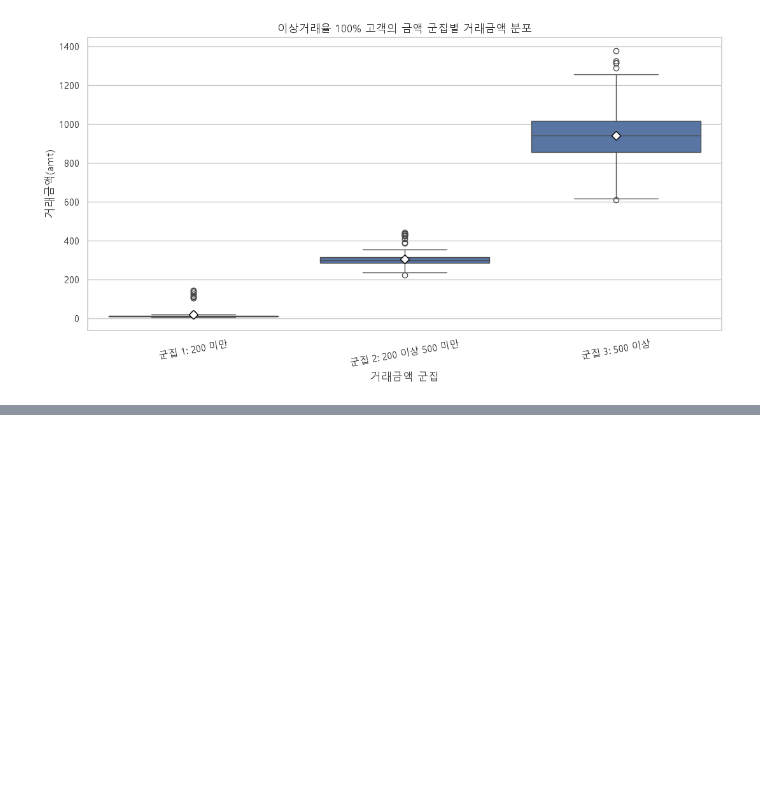
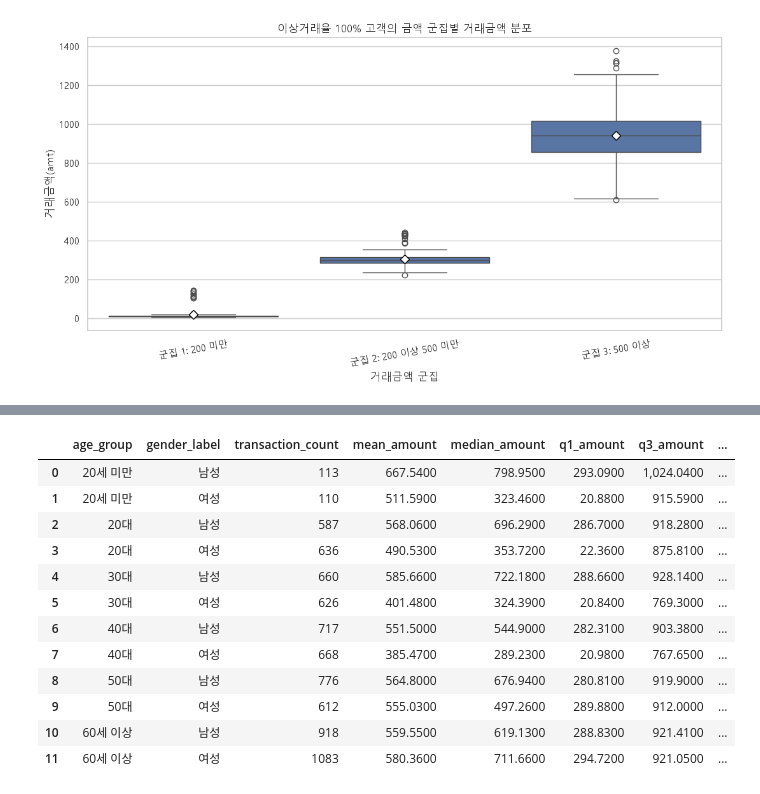
Before and after one commit to dayomschool/BDAI, a Jupyter notebook: eda/eda_민정.ipynb, the cells around one changed output, grey strips where cells are left out. Drawn from its saved outputs; the diff is of its cells as text; code cells hidden in the pictures; blank space fills up the shorter version.

```diff
--- a/eda/eda_민정.ipynb
+++ b/eda/eda_민정.ipynb
@@ -4435,0 +4665,68 @@ plt.show()
+# %%
+## 분석 데이터 생성 및 요약
+
+# 연령대·성별 이상거래 금액 분석용 데이터
+# 원본 train과 age_analysis는 변경하지 않음
+fraud_age_gender_amount = age_analysis.loc[
+    (age_analysis["is_fraud"] == 1)
+    & age_analysis["age_group"].notna()
+    & age_analysis["gender"].notna()
+    & age_analysis["amt"].notna(),
+    ["cc_num", "age", "age_group", "gender", "amt"]
+].copy()
+
+
+# 성별 표시명을 한글로 변환
+# 원본 gender 열은 변경하지 않음
+fraud_age_gender_amount["gender_label"] = (
+    fraud_age_gender_amount["gender"]
+    .map({
+        "M": "남성",
+        "F": "여성"
+    })
+    .fillna(fraud_age_gender_amount["gender"])
+)
+
+
+print(
+    f"분석 대상 이상거래 수: "
+    f"{len(fraud_age_gender_amount):,}건"
+)
+
+
+# 연령대·성별 이상거래 금액 요약
+age_gender_amount_summary = (
+    fraud_age_gender_amount
+    .groupby(
+        ["age_group", "gender_label"],
+        observed=False
+    )["amt"]
+    .agg(
+        transaction_count="count",
+        mean_amount="mean",
+        median_amount="median",
+        q1_amount=lambda x: x.quantile(0.25),
+        q3_amount=lambda x: x.quantile(0.75),
+        min_amount="min",
+        max_amount="max"
+    )
+    .reset_index()
+)
+
+
+amount_columns = [
+    "mean_amount",
+    "median_amount",
+    "q1_amount",
+    "q3_amount",
+    "min_amount",
+    "max_amount"
+]
+
+age_gender_amount_summary[amount_columns] = (
+    age_gender_amount_summary[amount_columns]
+    .round(2)
+)
+
+display(age_gender_amount_summary)
+# %% [output]
@@ -4435,0 +4734,13 @@ plt.show()
+|  | age_group | gender_label | transaction_count | mean_amount | median_amount | q1_amount | q3_amount | ... |
+| 0 | 20세 미만 | 남성 | 113 | 667.5400 | 798.9500 | 293.0900 | 1,024.0400 | ... |
+| 1 | 20세 미만 | 여성 | 110 | 511.5900 | 323.4600 | 20.8800 | 915.5900 | ... |
+| 2 | 20대 | 남성 | 587 | 568.0600 | 696.2900 | 286.7000 | 918.2800 | ... |
+| 3 | 20대 | 여성 | 636 | 490.5300 | 353.7200 | 22.3600 | 875.8100 | ... |
+| 4 | 30대 | 남성 | 660 | 585.6600 | 722.1800 | 288.6600 | 928.1400 | ... |
+| 5 | 30대 | 여성 | 626 | 401.4800 | 324.3900 | 20.8400 | 769.3000 | ... |
+| 6 | 40대 | 남성 | 717 | 551.5000 | 544.9000 | 282.3100 | 903.3800 | ... |
+| 7 | 40대 | 여성 | 668 | 385.4700 | 289.2300 | 20.9800 | 767.6500 | ... |
+| 8 | 50대 | 남성 | 776 | 564.8000 | 676.9400 | 280.8100 | 919.9000 | ... |
+| 9 | 50대 | 여성 | 612 | 555.0300 | 497.2600 | 289.8800 | 912.0000 | ... |
+| 10 | 60세 이상 | 남성 | 918 | 559.5500 | 619.1300 | 288.8300 | 921.4100 | ... |
+| 11 | 60세 이상 | 여성 | 1083 | 580.3600 | 711.6600 | 294.7200 | 921.0500 | ... |
```
Also changed, not shown: parts of 14 cells of this notebook.
